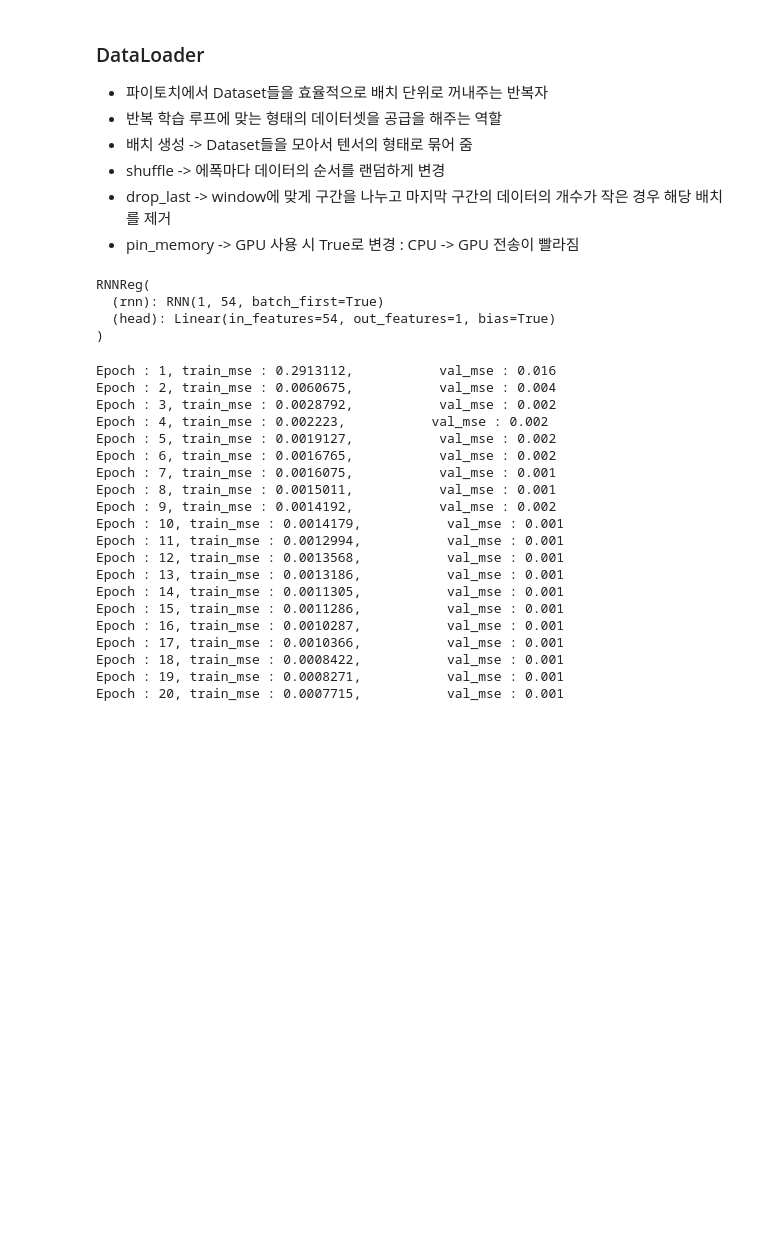
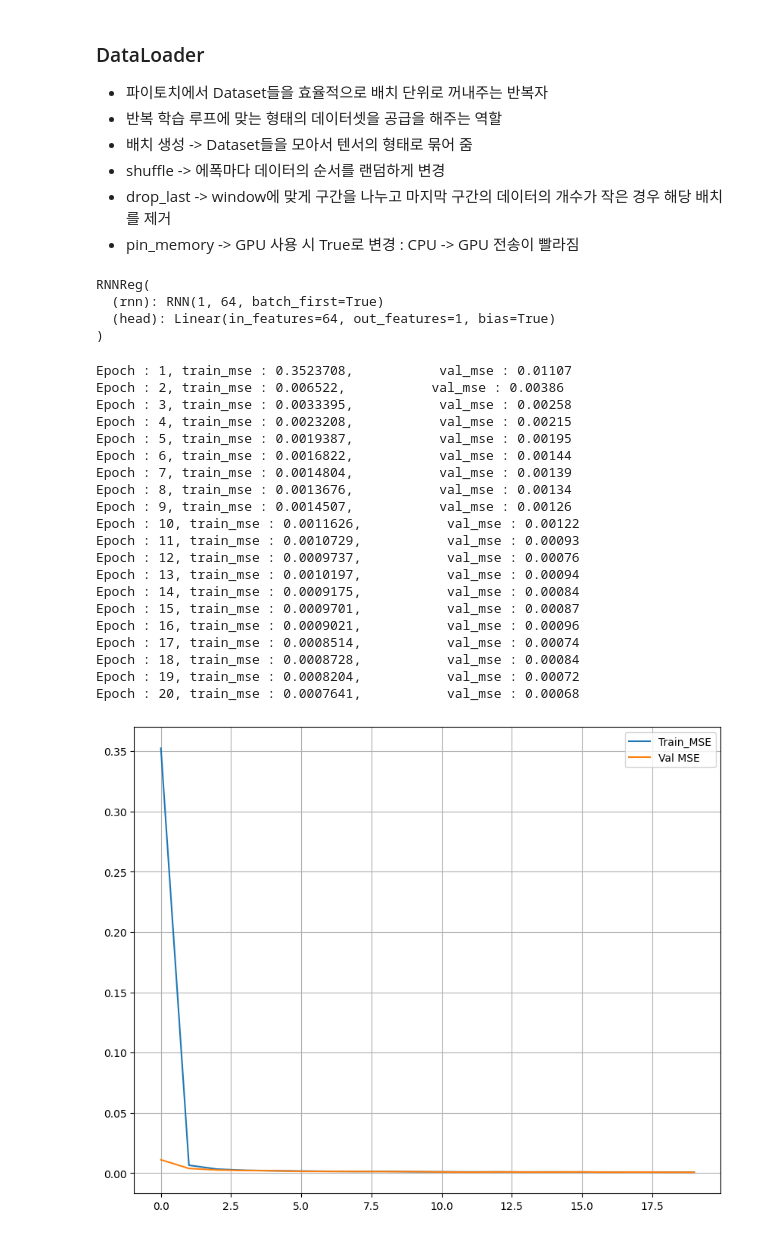
Before and after one commit to Vegetuna/Github_Team_SH, a Jupyter notebook: 251015/02_RNN.ipynb, the cells around one changed output. Drawn from its saved outputs; the diff is of its cells as text; code cells hidden in the pictures; blank space fills up the shorter version.

```diff
--- a/251015/02_RNN.ipynb
+++ b/251015/02_RNN.ipynb
@@ -172,7 +154,7 @@ class RNNReg(nn.Module):
             bidirectional= bidirectional,
             batch_first= batch_first
         )
-        self.head = nn.Linear(hidden_size, 1) # 1차원 스칼라 회귀
+        # self.head = nn.Linear(hidden_size, 1) # 1차원 스칼라 회귀
         # bidirectional의 값이 False인 경우에는 hidden_size를 사용
         # 만약 True라면 hidden_size * 2
         out_features = hidden_size * (2 if bidirectional else 1)
@@ -187,13 +169,13 @@ class RNNReg(nn.Module):
         return res
 # %%
 rnn_model = RNNReg(
-    input_size=1, hidden_size=54
+    input_size=1, hidden_size=64
 )
 rnn_model
 # %% [output]
 RNNReg(
-  (rnn): RNN(1, 54, batch_first=True)
-  (head): Linear(in_features=54, out_features=1, bias=True)
+  (rnn): RNN(1, 64, batch_first=True)
+  (head): Linear(in_features=64, out_features=1, bias=True)
 )
 # %%
 # 회귀 분석 -> 손실 함수 -> MSE
@@ -252,25 +234,35 @@ for epoch in range(20):
     train_history.append(train_mse)
     val_history.append(val_mse)
     print(f"Epoch : {epoch + 1}, train_mse : {round(train_mse, 7)}, \
-          val_mse : {round(val_mse, 3)}")
+          val_mse : {round(val_mse, 5)}")
 # %% [output]
-Epoch : 1, train_mse : 0.2913112,           val_mse : 0.016
-Epoch : 2, train_mse : 0.0060675,           val_mse : 0.004
-Epoch : 3, train_mse : 0.0028792,           val_mse : 0.002
-Epoch : 4, train_mse : 0.002223,           val_mse : 0.002
-Epoch : 5, train_mse : 0.0019127,           val_mse : 0.002
-Epoch : 6, train_mse : 0.0016765,           val_mse : 0.002
-Epoch : 7, train_mse : 0.0016075,           val_mse : 0.001
-Epoch : 8, train_mse : 0.0015011,           val_mse : 0.001
-Epoch : 9, train_mse : 0.0014192,           val_mse : 0.002
-Epoch : 10, train_mse : 0.0014179,           val_mse : 0.001
-Epoch : 11, train_mse : 0.0012994,           val_mse : 0.001
-Epoch : 12, train_mse : 0.0013568,           val_mse : 0.001
-Epoch : 13, train_mse : 0.0013186,           val_mse : 0.001
-Epoch : 14, train_mse : 0.0011305,           val_mse : 0.001
-Epoch : 15, train_mse : 0.0011286,           val_mse : 0.001
-Epoch : 16, train_mse : 0.0010287,           val_mse : 0.001
-Epoch : 17, train_mse : 0.0010366,           val_mse : 0.001
-Epoch : 18, train_mse : 0.0008422,           val_mse : 0.001
-Epoch : 19, train_mse : 0.0008271,           val_mse : 0.001
-Epoch : 20, train_mse : 0.0007715,           val_mse : 0.001
+Epoch : 1, train_mse : 0.3523708,           val_mse : 0.01107
+Epoch : 2, train_mse : 0.006522,           val_mse : 0.00386
+Epoch : 3, train_mse : 0.0033395,           val_mse : 0.00258
+Epoch : 4, train_mse : 0.0023208,           val_mse : 0.00215
+Epoch : 5, train_mse : 0.0019387,           val_mse : 0.00195
+Epoch : 6, train_mse : 0.0016822,           val_mse : 0.00144
+Epoch : 7, train_mse : 0.0014804,           val_mse : 0.00139
+Epoch : 8, train_mse : 0.0013676,           val_mse : 0.00134
+Epoch : 9, train_mse : 0.0014507,           val_mse : 0.00126
+Epoch : 10, train_mse : 0.0011626,           val_mse : 0.00122
+Epoch : 11, train_mse : 0.0010729,           val_mse : 0.00093
+Epoch : 12, train_mse : 0.0009737,           val_mse : 0.00076
+Epoch : 13, train_mse : 0.0010197,           val_mse : 0.00094
+Epoch : 14, train_mse : 0.0009175,           val_mse : 0.00084
+Epoch : 15, train_mse : 0.0009701,           val_mse : 0.00087
+Epoch : 16, train_mse : 0.0009021,           val_mse : 0.00096
+Epoch : 17, train_mse : 0.0008514,           val_mse : 0.00074
+Epoch : 18, train_mse : 0.0008728,           val_mse : 0.00084
+Epoch : 19, train_mse : 0.0008204,           val_mse : 0.00072
+Epoch : 20, train_mse : 0.0007641,           val_mse : 0.00068
+# %%
+# MSE 곡선을 그래프로 확인
+plt.figure(figsize=(10,8))
+plt.plot(train_history, label = 'Train_MSE')
+plt.plot(val_history, label = 'Val MSE')
+plt.legend()
+plt.grid(True)
+plt.show()
+# %% [output]
+[figure, added]
```
Also changed, not shown: parts of 5 cells of this notebook, 1 other file.
